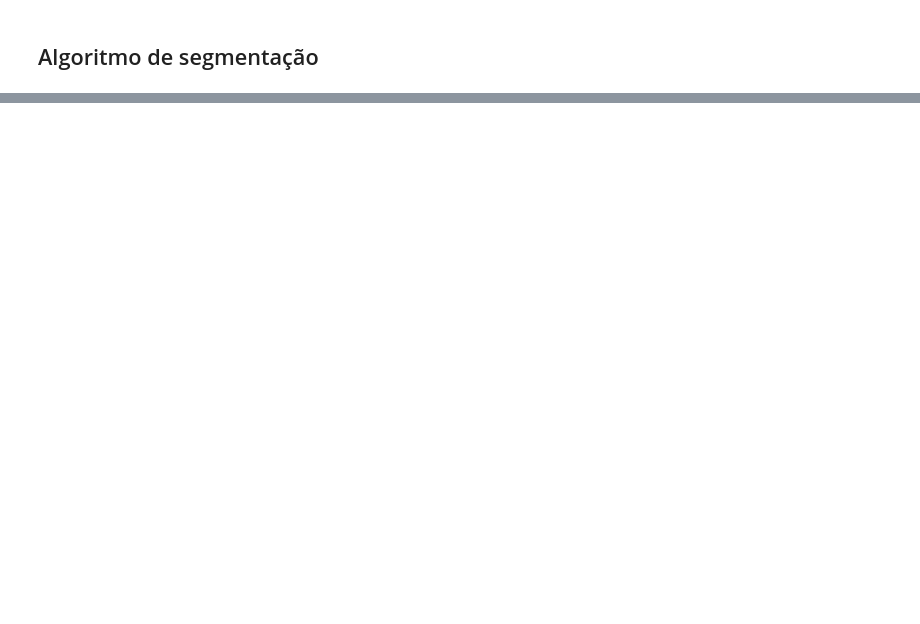
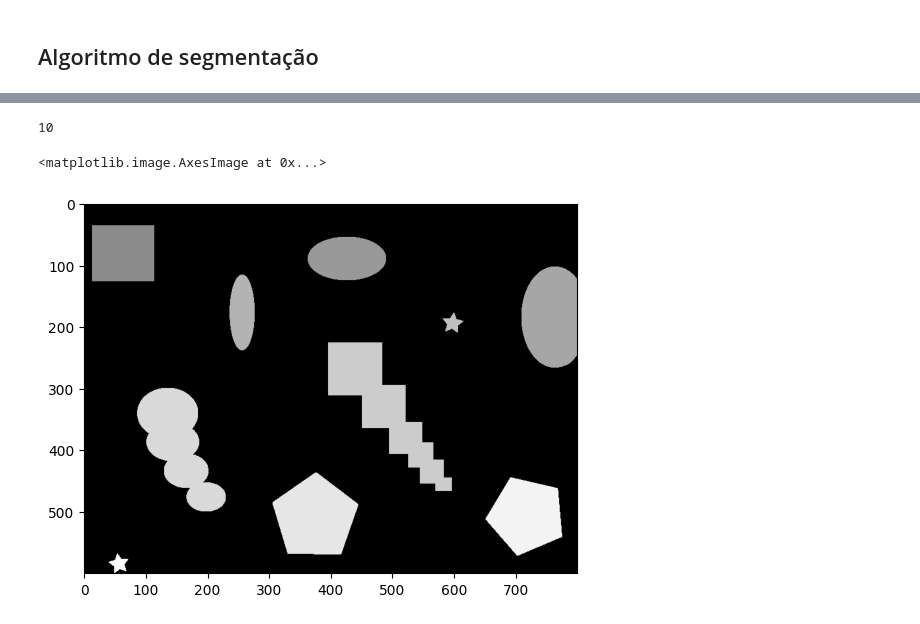
Before and after one commit to DiegogMagalhaes/PDI-Rep, a Jupyter notebook: Trabalho Pratico 4/Trabalho Pratico 4.ipynb, the cells around one changed output, grey strips where cells are left out. Drawn from its saved outputs; the diff is of its cells as text; code cells hidden in the pictures; blank space fills up the shorter version.

```diff
--- a/Trabalho Pratico 4/Trabalho Pratico 4.ipynb
+++ b/Trabalho Pratico 4/Trabalho Pratico 4.ipynb
@@ -172,0 +195,9 @@ plt.imshow(img_nova_2, cmap="gray")
+# %%
+img_nova_3 = percorrer_tudo(foreground_img_shapes)
+# %% [output]
+10
+# %%
+plt.imshow(img_nova_3, cmap="gray")
+# %% [output]
+<matplotlib.image.AxesImage at 0x...>
+[figure, added]
```
Also changed, not shown: parts of 9 cells of this notebook.
